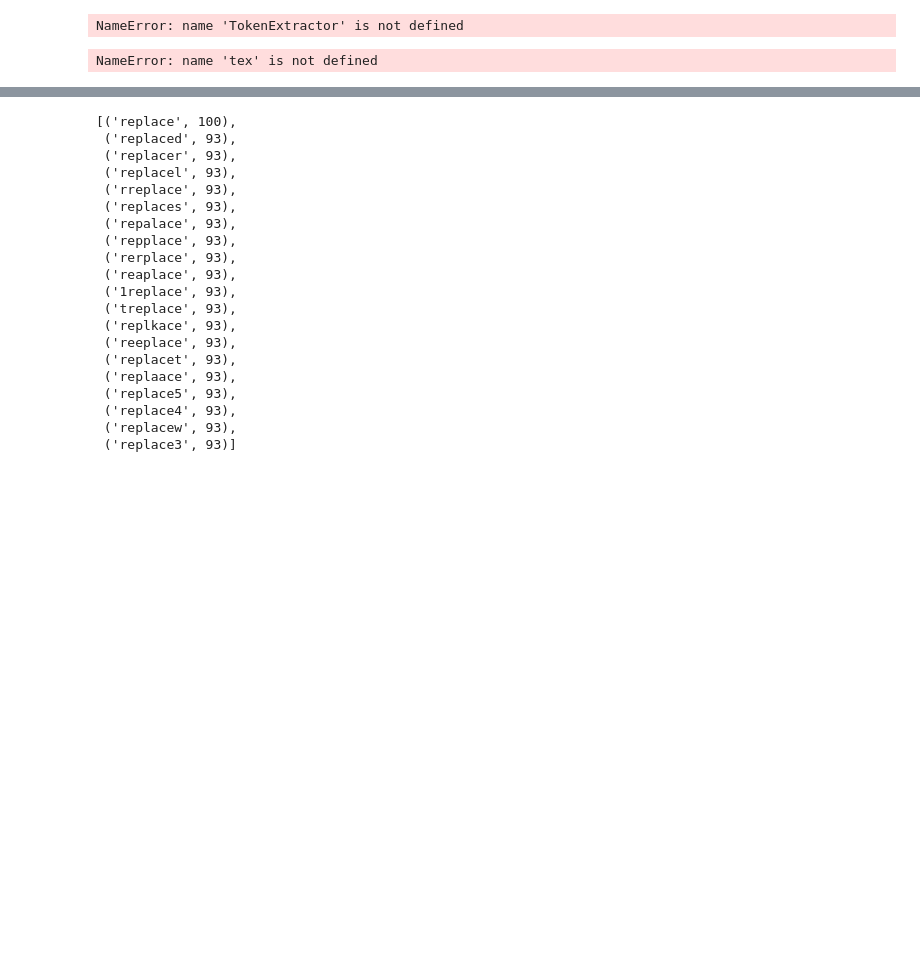
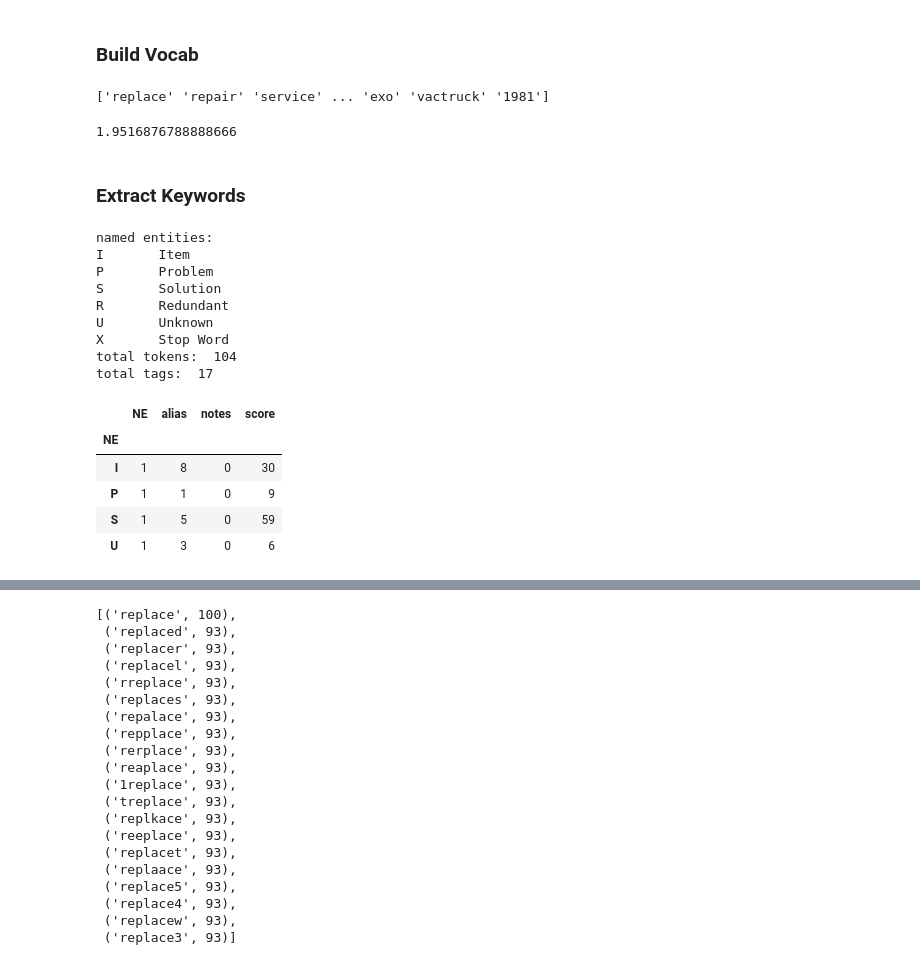
Before and after one commit to usnistgov/nestor, a Jupyter notebook: docs/dask_vocab.ipynb, the cells around one changed output, grey strips where cells are left out. Drawn from its saved outputs; the diff is of its cells as text; code cells hidden in the pictures; blank space fills up the shorter version.

```diff
--- a/docs/dask_vocab.ipynb
+++ b/docs/dask_vocab.ipynb
@@ -50,10 +63,42 @@ NameError: name 'NLPSelect' is not defined
+# %% [markdown]
+### Build Vocab
 # %%
 tex = TokenExtractor()
-tex.fit_transform(raw_text)
+toks = tex.fit_transform(raw_text)
 print(tex.vocab_)
 # %% [output]
-NameError: name 'TokenExtractor' is not defined
+['replace' 'repair' 'service' ... 'exo' 'vactruck' '1981']
+# %%
+toks.toarray()[0,:].sum()
+# %% [output]
+1.9516876788888666
 # %%
-tex.annotation_assistant(data_dir/'vocab_test.csv')
+vocab = tex.annotation_assistant(data_dir/'mine_vocab_app.csv', gui=False)
-# %% [output]
-NameError: name 'tex' is not defined
+# %% [markdown]
+### Extract Keywords
+# %%
+
+# vocab = pd.read_csv(data_dir/'app_vocab_mike.csv', index_col=0)
+# how many instances of each keyword class are there?
+print('named entities: ')
+print('I\tItem\nP\tProblem\nS\tSolution\nR\tRedundant')
+print('U\tUnknown\nX\tStop Word')
+print('total tokens: ', vocab.NE.notna().sum())
+print('total tags: ', vocab.groupby("NE").nunique().alias.sum())
+vocab.groupby("NE").nunique()
+# %% [output]
+named entities:
+I       Item
+P       Problem
+S       Solution
+R       Redundant
+U       Unknown
+X       Stop Word
+total tokens:  104
+total tags:  17
+|  | NE | alias | notes | score |
+| NE |  |  |  |  |
+| I | 1 | 8 | 0 | 30 |
+| P | 1 | 1 | 0 | 9 |
+| S | 1 | 5 | 0 | 59 |
+| U | 1 | 3 | 0 | 6 |
```
Also changed, not shown: parts of 19 cells of this notebook, 4 other files.
